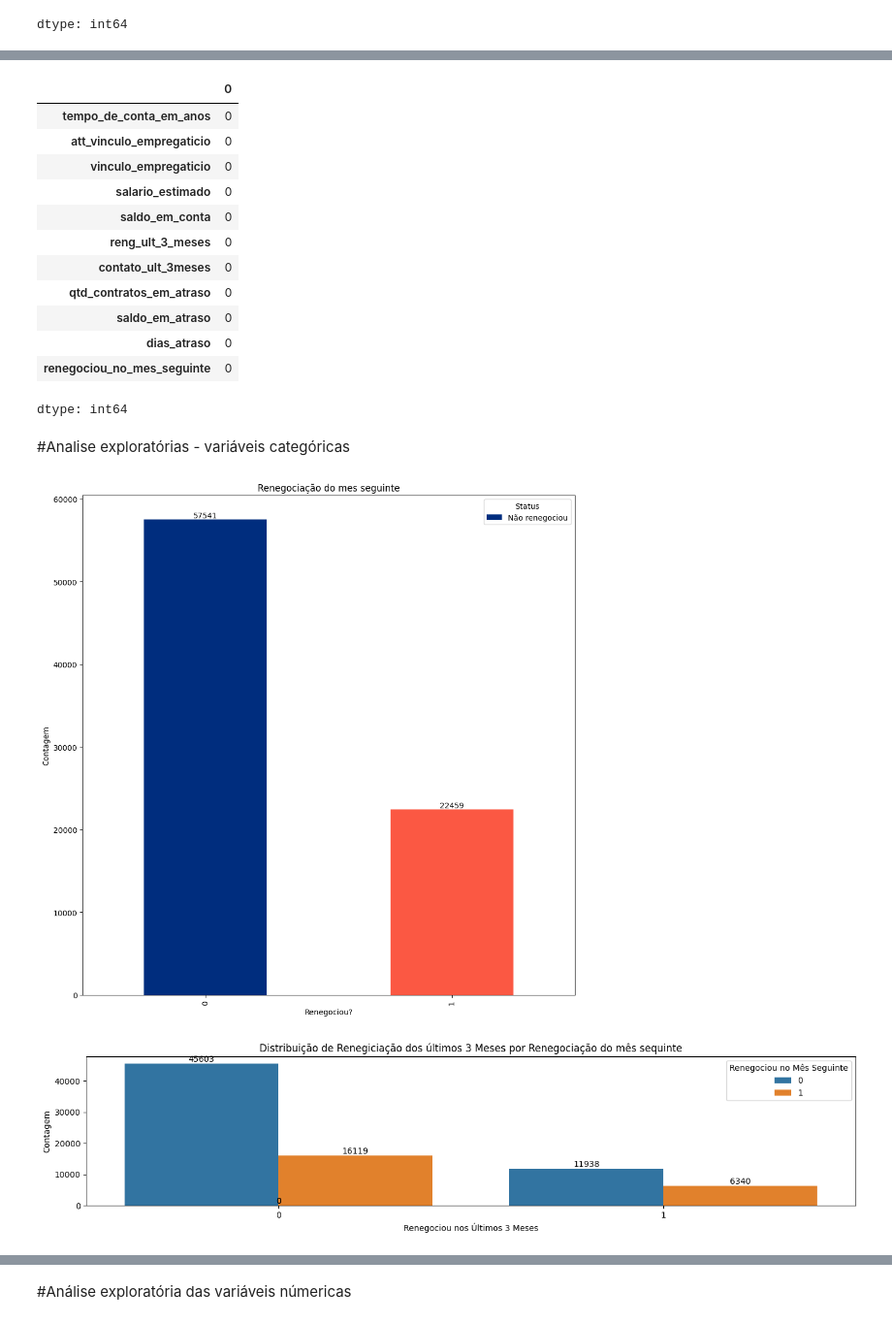
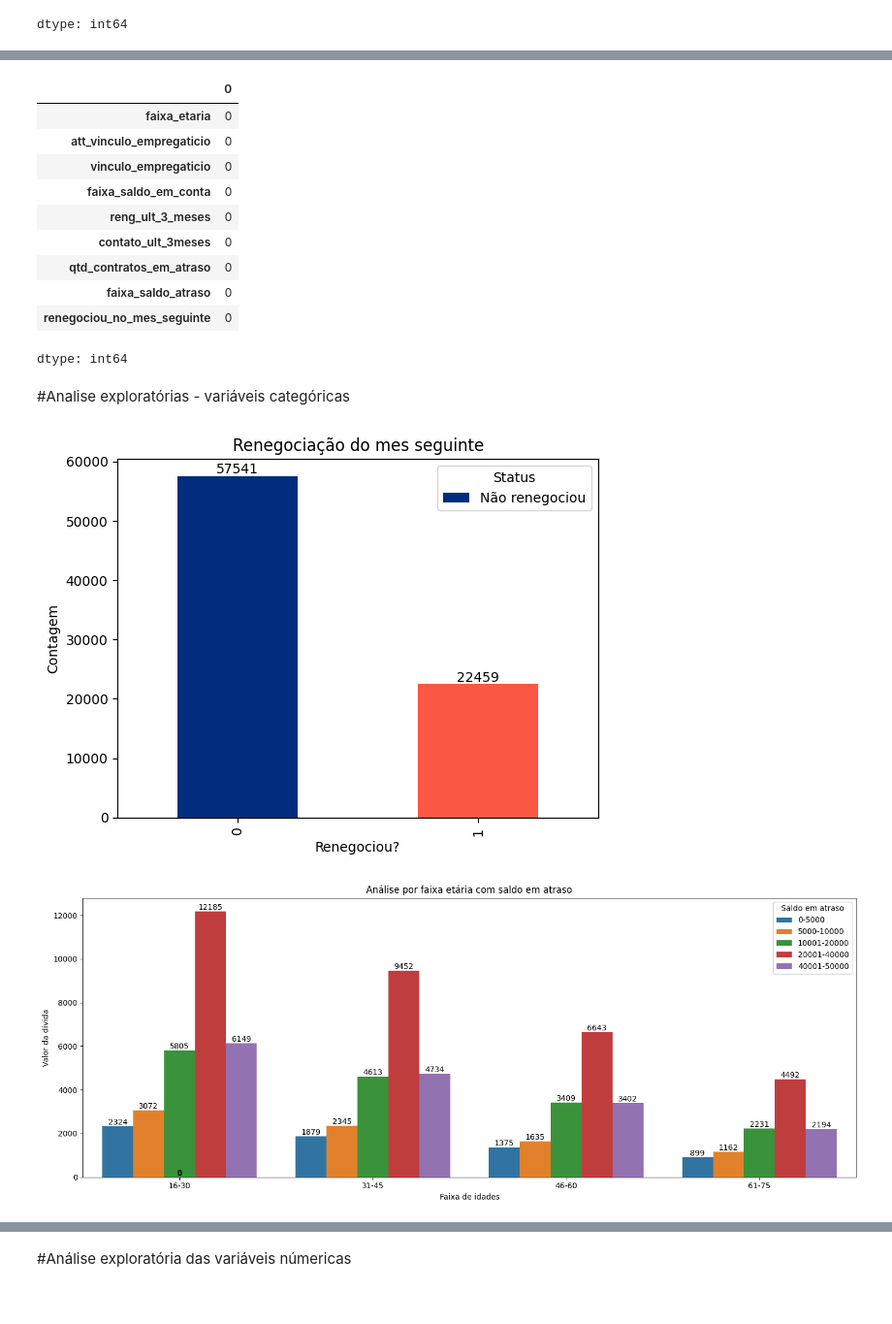
Before and after one commit to camelenchon/projetos, a Jupyter notebook: teste_itau.ipynb, the cells around one changed output, grey strips where cells are left out. Shown at 97% size. Drawn from its saved outputs; the diff is of its cells as text; code cells hidden in the pictures.

```diff
--- a/teste_itau.ipynb
+++ b/teste_itau.ipynb
@@ -251,10 +304,10 @@ df.isnull().sum()
 | renegociou_no_mes_seguinte | 0 |
 dtype: int64
 # %%
-#Criando faixa de atraso para utilizar no modelo preditivo
-bins = [-1, 30, 60, 90, 120]
-labels = ['Até 30 dias', 'De 30 a 60 dias', 'De 60 a 90 dias', 'De 90 a 120 dias']
-df['dias_atraso'] = pd.cut(df['maior_atraso'], bins=bins, labels=labels)
-pd.value_counts(df.dias_atraso)
+#Criando faixa de idade para utilizar no modelo preditivo
+bins= [15,30,45,60,75]
+labels = ['16-30', '31-45','46-60','61-75']
+df['faixa_etaria'] = pd.cut(df['idade'], bins=bins, labels=labels)
+pd.value_counts(df.faixa_etaria)
 # %% [output]
 |  | count |
@@ -266 +319,7 @@ pd.value_counts(df.dias_atraso)
 dtype: int64
+# %%
+#Criando faixa de saldo em conta para utilizar no modelo preditivo
+bins= [0,1000,5000,10000,20000,40000]
+labels = ['0-1000', '1001-5000','5001-10000','10001-20000','20001-40000']
+df['faixa_saldo_em_conta'] = pd.cut(df['saldo_em_conta'], bins=bins, labels=labels)
+pd.value_counts(df.faixa_saldo_em_conta)
@@ -266,0 +335,6 @@ dtype: int64
+# %%
+#Criando faixa de saldo em atraso para usar no modelo preditivo
+bins = [0, 5000, 10000, 20000,40000, 500000]
+labels = ['0-5000','5000-10000','10001-20000','20001-40000','40001-50000']
+df['faixa_saldo_atraso'] = pd.cut(df['saldo_em_atraso'], bins=bins,labels=labels)
+pd.value_counts(df.faixa_saldo_atraso)
@@ -267,8 +350,8 @@ dtype: int64
 # %%
-colunas = ['tempo_de_conta_em_anos', 'att_vinculo_empregaticio',
-           'vinculo_empregaticio', 'salario_estimado', 'saldo_em_conta',
+colunas = ['faixa_etaria', 'att_vinculo_empregaticio',
+           'vinculo_empregaticio', 'faixa_saldo_em_conta',
            'reng_ult_3_meses', 'contato_ult_3meses', 'qtd_contratos_em_atraso',
-           'saldo_em_atraso', 'dias_atraso', 'renegociou_no_mes_seguinte']
+           'faixa_saldo_atraso', 'renegociou_no_mes_seguinte']
 
 df_dados = pd.DataFrame(df, columns=colunas)
 # %%
@@ -314,16 +390,14 @@ memory usage: 6.2+ MB
 df_dados.isnull().sum()
 # %% [output]
 |  | 0 |
-| tempo_de_conta_em_anos | 0 |
+| faixa_etaria | 0 |
 | att_vinculo_empregaticio | 0 |
 | vinculo_empregaticio | 0 |
-| salario_estimado | 0 |
-| saldo_em_conta | 0 |
+| faixa_saldo_em_conta | 0 |
 | reng_ult_3_meses | 0 |
 | contato_ult_3meses | 0 |
 | qtd_contratos_em_atraso | 0 |
-| saldo_em_atraso | 0 |
-| dias_atraso | 0 |
+| faixa_saldo_atraso | 0 |
 | renegociou_no_mes_seguinte | 0 |
 dtype: int64
 # %% [markdown]
@@ -346,24 +420,24 @@ for p in ax.patches:
     )
 plt.show()
 # %% [output]
-[figure, old version]
+[figure, new version]
 # %%
-#Analise de reng_ult_3_meses com renegociou_no_mes_seguinte
-plt.rcParams["figure.figsize"] = [14.00, 3.50]
+#Analise de faixa etaria com saldo em atraso
+plt.rcParams["figure.figsize"] = [15.00, 6.00]
 plt.rcParams["figure.autolayout"] = True
-ax = sns.countplot(data = df_dados, x = "reng_ult_3_meses", hue ="renegociou_no_mes_seguinte" )
-ax.set_xlabel('Renegociou nos Últimos 3 Meses')
-ax.set_ylabel('Contagem')
-plt.legend(title='Renegociou no Mês Seguinte')
+ax = sns.countplot(data = df_dados, x = "faixa_etaria", hue ="faixa_saldo_atraso" )
+ax.set_xlabel('Faixa de idades')
+ax.set_ylabel('Valor da dívida')
+plt.legend(title='Saldo em atraso')
 for p in ax.patches:
     ax.annotate(
         str(int(p.get_height())),
         (p.get_x() + p.get_width() / 2., p.get_height()),
         ha='center',
         va='bottom'
     )
-plt.title('Distribuição de Renegiciação dos últimos 3 Meses por Renegociação do mês sequinte')
+plt.title('Análise por faixa etária com saldo em atraso')
 plt.show()
 # %% [output]
-[figure, old version]
+[figure, new version]
 # %%
```
Also changed, not shown: parts of 49 cells of this notebook.
